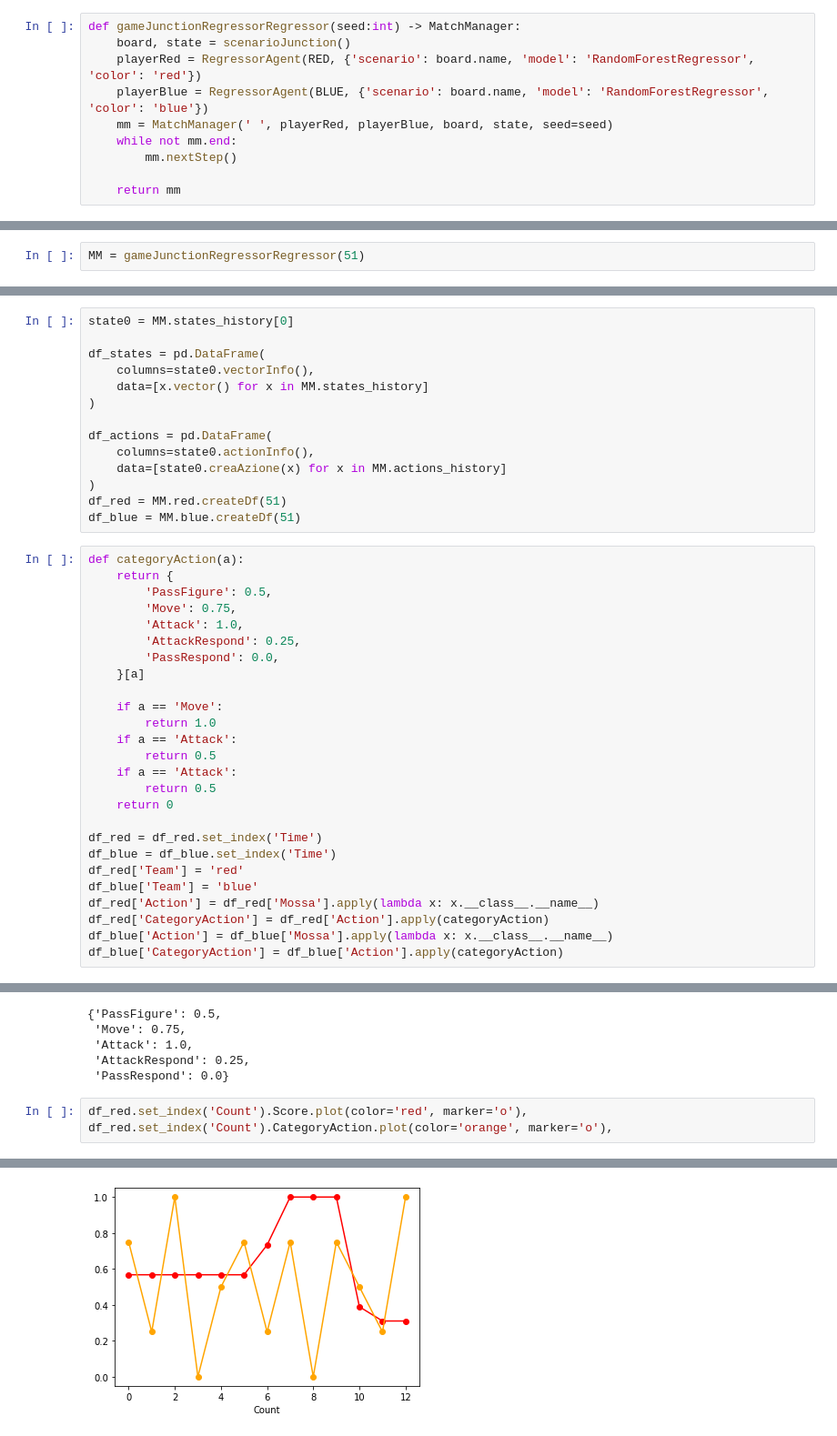
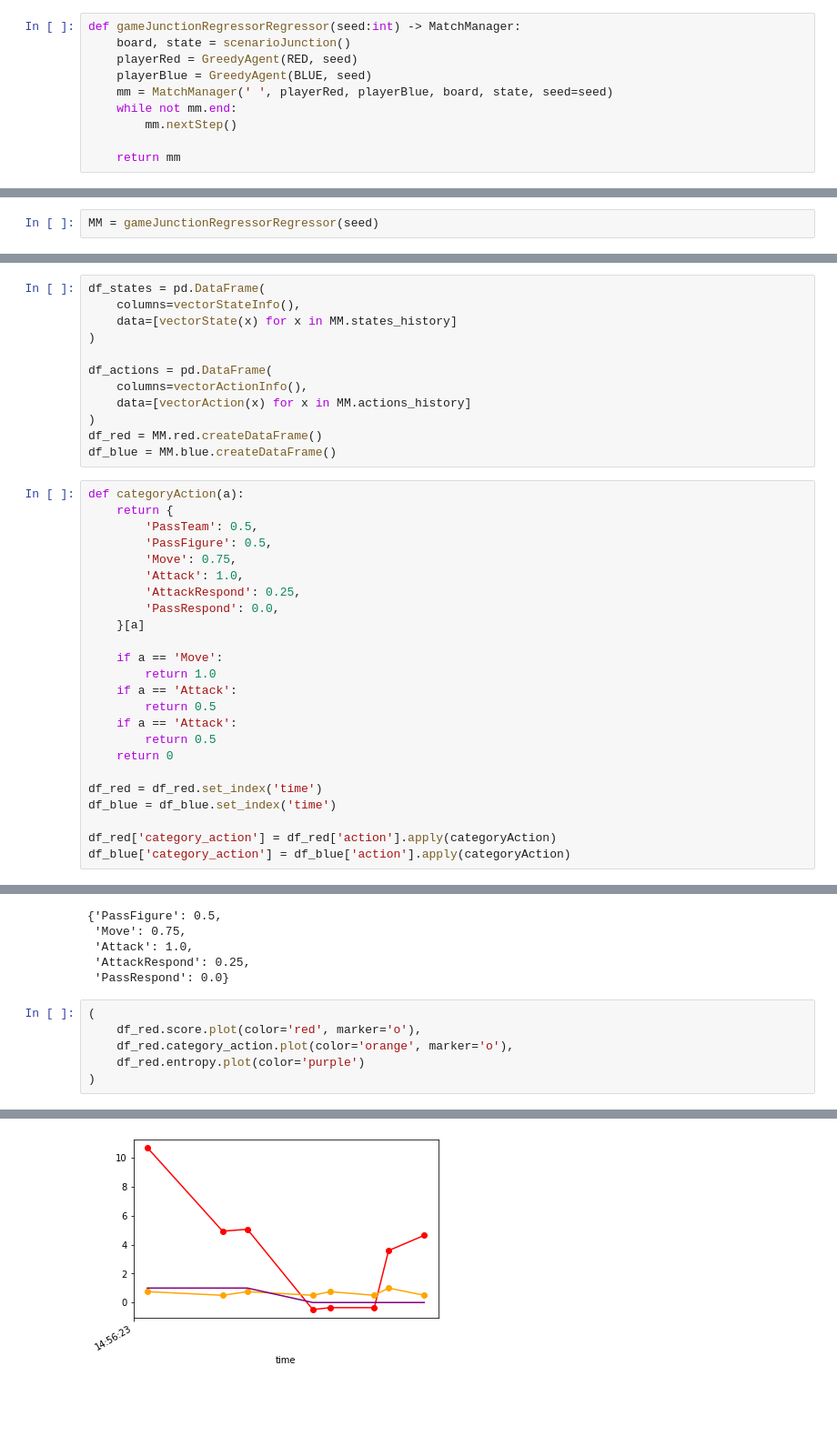
Before and after one commit to IDSIA/NewTechnoWar, a Jupyter notebook: code/Analysis.cb-fix.ipynb, the cells around one changed output, grey strips where cells are left out. Shown: that part at 91% size. Cells and saved outputs as stored; diff of their text form; blank space fills up the shorter version.

```diff
--- a/code/Analysis.cb-fix.ipynb
+++ b/code/Analysis.cb-fix.ipynb
@@ -23,8 +25,8 @@ logging.config.dictConfig(config)
 # %%
 def gameJunctionRegressorRegressor(seed:int) -> MatchManager:
     board, state = scenarioJunction()
-    playerRed = RegressorAgent(RED, {'scenario': board.name, 'model': 'RandomForestRegressor', 'color': 'red'})
-    playerBlue = RegressorAgent(BLUE, {'scenario': board.name, 'model': 'RandomForestRegressor', 'color': 'blue'})
+    playerRed = GreedyAgent(RED, seed)
+    playerBlue = GreedyAgent(BLUE, seed)
     mm = MatchManager(' ', playerRed, playerBlue, board, state, seed=seed)
     while not mm.end:
         mm.nextStep()
@@ -33,3 +37,3 @@ def gameJunctionRegressorRegressor(seed:int) -> MatchManager:
 # %%
-MM = gameJunctionRegressorRegressor(51)
+MM = gameJunctionRegressorRegressor(seed)
 # %% [output]
@@ -53,20 +61,19 @@ MM = gameJunctionRegressorRegressor(51)
 # %%
-state0 = MM.states_history[0]
-
 df_states = pd.DataFrame(
-    columns=state0.vectorInfo(),
-    data=[x.vector() for x in MM.states_history]
+    columns=vectorStateInfo(),
+    data=[vectorState(x) for x in MM.states_history]
 )
 
 df_actions = pd.DataFrame(
-    columns=state0.actionInfo(),
-    data=[state0.creaAzione(x) for x in MM.actions_history]
+    columns=vectorActionInfo(),
+    data=[vectorAction(x) for x in MM.actions_history]
 )
-df_red = MM.red.createDf(51)
-df_blue = MM.blue.createDf(51)
+df_red = MM.red.createDataFrame()
+df_blue = MM.blue.createDataFrame()
 # %%
 def categoryAction(a):
     return {
+        'PassTeam': 0.5,
         'PassFigure': 0.5,
         'Move': 0.75,
         'Attack': 1.0,
@@ -82,11 +89,8 @@ def categoryAction(a):
         return 0.5
     return 0
 
-df_red = df_red.set_index('Time')
-df_blue = df_blue.set_index('Time')
-df_red['Team'] = 'red'
-df_blue['Team'] = 'blue'
-df_red['Action'] = df_red['Mossa'].apply(lambda x: x.__class__.__name__)
-df_red['CategoryAction'] = df_red['Action'].apply(categoryAction)
-df_blue['Action'] = df_blue['Mossa'].apply(lambda x: x.__class__.__name__)
-df_blue['CategoryAction'] = df_blue['Action'].apply(categoryAction)
+df_red = df_red.set_index('time')
+df_blue = df_blue.set_index('time')
+
+df_red['category_action'] = df_red['action'].apply(categoryAction)
+df_blue['category_action'] = df_blue['action'].apply(categoryAction)
@@ -136,5 +136,9 @@ dx
  'AttackRespond': 0.25,
  'PassRespond': 0.0}
 # %%
-df_red.set_index('Count').Score.plot(color='red', marker='o'), df_red.set_index('Count').CategoryAction.plot(color='orange', marker='o'),
+(
+    df_red.score.plot(color='red', marker='o'),
+    df_red.category_action.plot(color='orange', marker='o'),
+    df_red.entropy.plot(color='purple')
+)
 # %% [output]
@@ -143,2 +148,2 @@ df_red.set_index('Count').Score.plot(color='red', marker='o'), df_red.set_index(
-[figure, old version]
+[figure, new version]
 # %%
```
Also changed, not shown: parts of 13 cells of this notebook, 13 other files.
